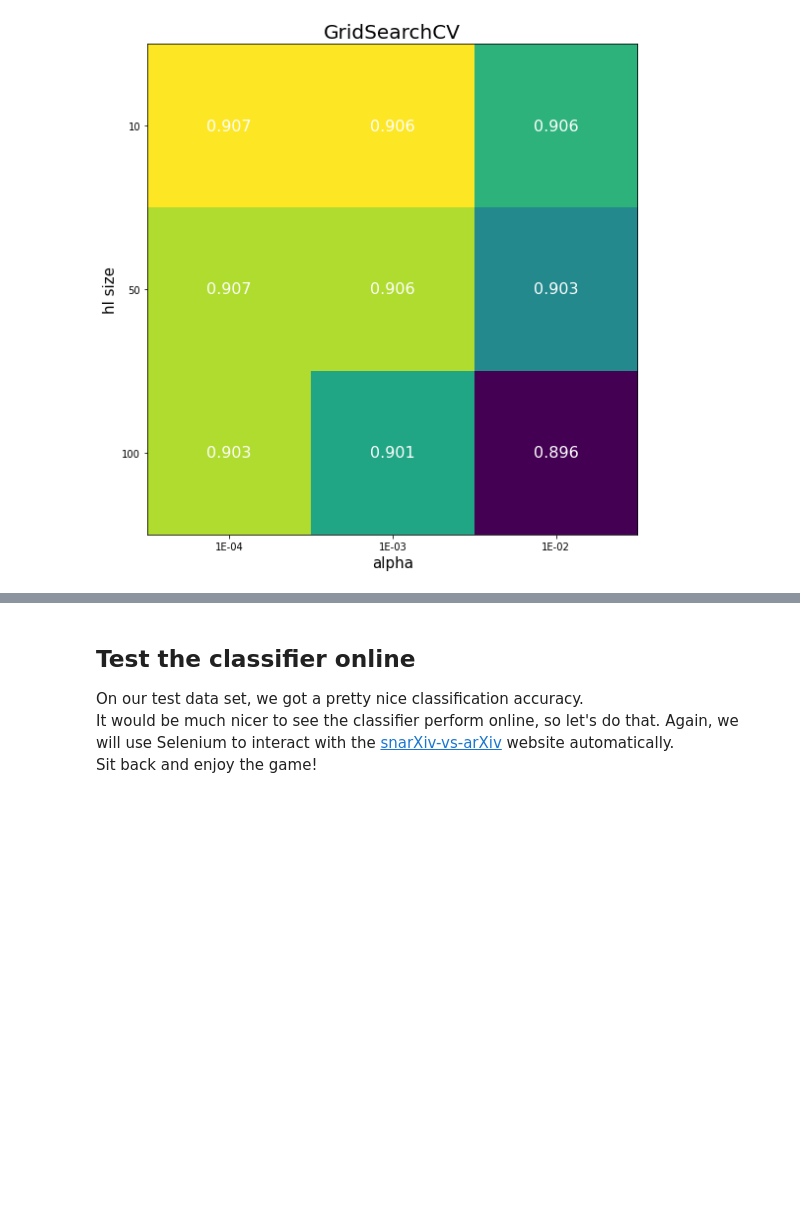
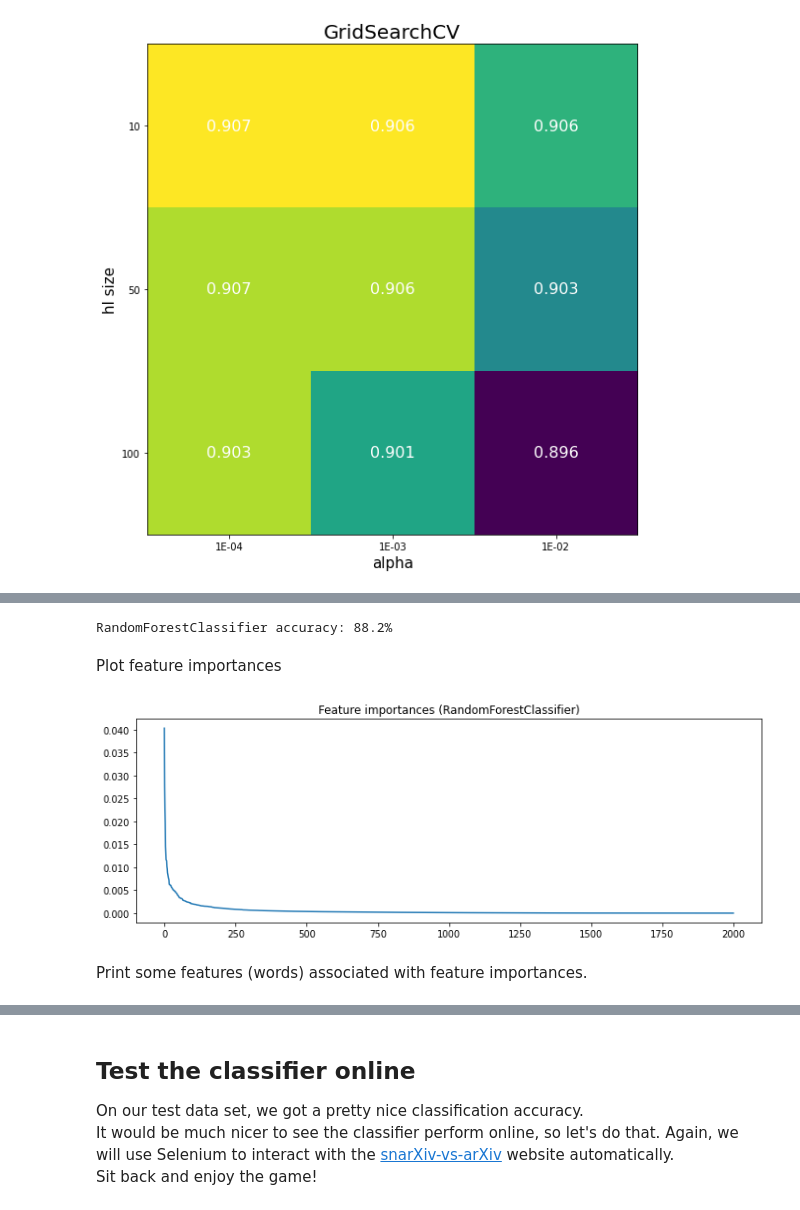
Before and after one commit to Frederic-vW/arXiv-vs-snarXiv, a Jupyter notebook: snarxiv_learn.ipynb, the cells around one changed output, grey strips where cells are left out. Saved outputs shown, nothing was run; the diff lists cells and outputs as text; code cells hidden in the pictures; blank space fills up the shorter version.

```diff
--- a/snarxiv_learn.ipynb
+++ b/snarxiv_learn.ipynb
@@ -115,7 +69,7 @@ real, fake = download(n_total=10, verbose=False)
 ## Load standard training data set
 If you haven't downloaded your own training data set, you can work with the standard training data set.
 # %%
-def reload(filename):
+def load_training_data(filename):
     """
     re-load and analyze samples
     """
@@ -127,7 +81,7 @@ def reload(filename):
     return real, fake
 
 f_data = f"data/training_data_std.pkl"  # 1000 titles each
-real, fake = reload(f_data)
+real, fake = load_training_data(f_data)
 # %% [output]
 Loaded n=1000 real and n=1000 fake samples.
 # %% [markdown]
@@ -361,0 +326,26 @@ plt.show()
+# %%
+# setup and train the classifier
+from sklearn.ensemble import RandomForestClassifier
+rf = RandomForestClassifier(n_estimators=100) # 88.8%
+
+rf.fit(X_train, y_train)
+score = rf.score(X_test, y_test)
+print(f"{rf.__class__.__name__:s} accuracy: {score:.1%}")
+
+#from sklearn.ensemble import GradientBoostingClassifier
+#gb = GradientBoostingClassifier()
+# %% [output]
+RandomForestClassifier accuracy: 88.2%
+# %% [markdown]
+Plot feature importances
+# %%
+idx_sorted = np.argsort(rf.feature_importances_)[::-1] # descending: max (important) .... min (not important)
+vals_sorted = rf.feature_importances_[idx_sorted]
+plt.figure(figsize=(12,4))
+plt.plot(vals_sorted)
+plt.title(f"Feature importances ({rf.__class__.__name__:s})")
+plt.show()
+# %% [output]
+[figure, added]
+# %% [markdown]
+Print some features (words) associated with feature importances.
```
Also changed, not shown: parts of 15 cells of this notebook.
